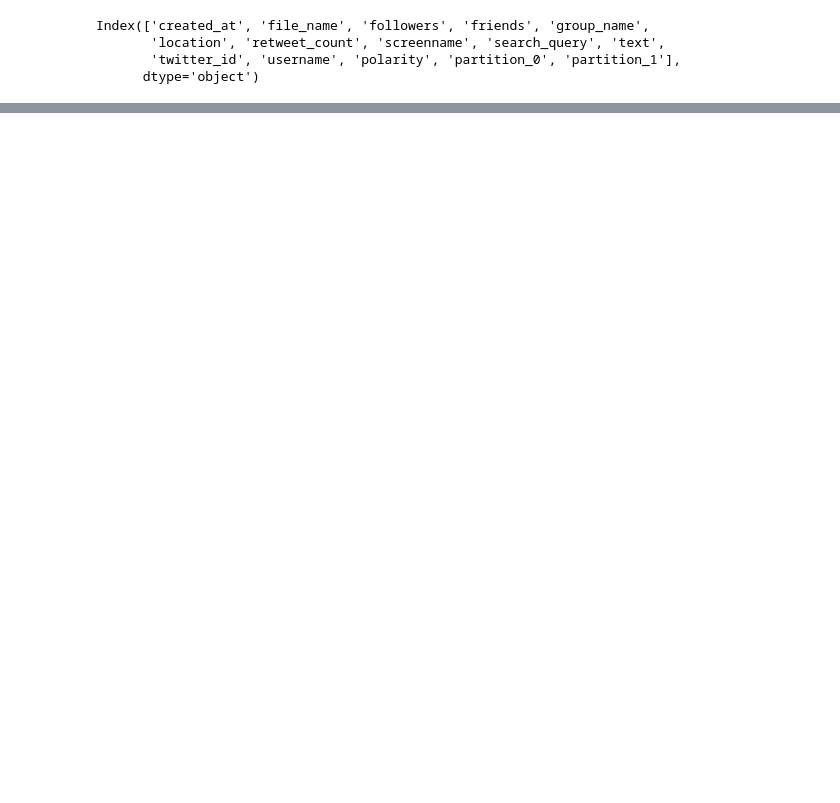
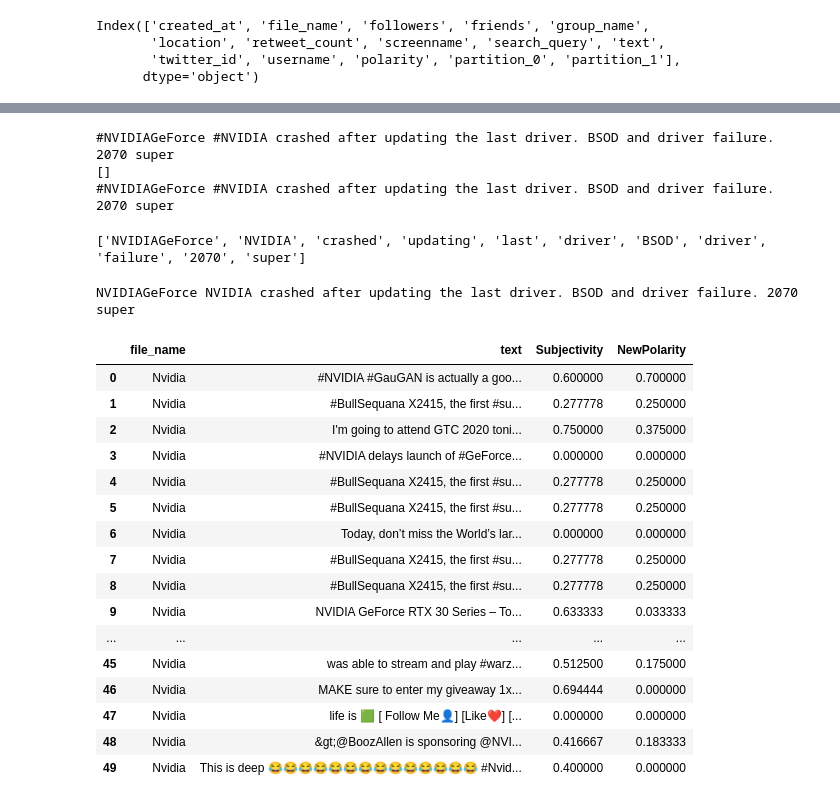
Before and after one commit to Arnav1511/OMSA, a Jupyter notebook: WeDitIt.ipynb, the cells around one changed output, grey strips where cells are left out. Drawn from its saved outputs; the diff is of its cells as text; code cells hidden in the pictures; blank space fills up the shorter version.

```diff
--- a/WeDitIt.ipynb
+++ b/WeDitIt.ipynb
@@ -65,0 +95,3 @@ Index(['created_at', 'file_name', 'followers', 'friends', 'group_name',
+# %%
+tweet=df.text.values
+print(tweet)
@@ -65,0 +117,74 @@ Index(['created_at', 'file_name', 'followers', 'friends', 'group_name',
+# %%
+import re
+
+text=tweet[200]
+print(text)
+
+#pattern for URL remove
+pattern=r'(?i)\b((?:[a-z][\w-]+:(?:/{1,3}|[a-z0-9%])|www\d{0,3}[.]|[a-z0-9.\-]+[.][a-z]{2,4}/)(?:[^\s()<>]+|\(([^\s()<>]+|(\([^\s()<>]+\)))*\))+(?:\(([^\s()<>]+|(\([^\s()<>]+\)))*\)|[^\s`!()\[\]{};:\'".,<>?«»“”‘’]))';
+
+#getting all the URLs from string
+match=re.findall(pattern,text)
+print(match)
+
+#removing all the URLs
+for m in match:
+    url = m[0]
+    text = text.replace(url, '')
+
+print(text)
+# %% [output]
+#NVIDIAGeForce #NVIDIA crashed after updating the last driver. BSOD and driver failure. 2070 super
+[]
+#NVIDIAGeForce #NVIDIA crashed after updating the last driver. BSOD and driver failure. 2070 super
+# %%
+stop_words=set(stopwords.words('english')) #get all stop words
+
+tokenizer = RegexpTokenizer(r"\w+")
+lst=tokenizer.tokenize(text)
+
+filtered=[w for w in lst if not w.lower() in stop_words] #if word is in stopwords
+print(filtered)
+# %% [output]
+['NVIDIAGeForce', 'NVIDIA', 'crashed', 'updating', 'last', 'driver', 'BSOD', 'driver', 'failure', '2070', 'super']
+# %%
+def cleanText(text):
+    text=re.sub(r'@[A-Za-z0-9]+','',text) #remove mentions
+    text=re.sub(r'#','',text) #remove hashtags
+    return text
+
+print(cleanText(text))
+# %% [output]
+NVIDIAGeForce NVIDIA crashed after updating the last driver. BSOD and driver failure. 2070 super
+# %%
+from textblob import TextBlob
+
+def getSubjectivity(text):
+    return TextBlob(text).sentiment.subjectivity
+
+def getPolarity(text):
+    return TextBlob(text).sentiment.polarity
+
+
+df['Subjectivity']=df['text'].apply(getSubjectivity)
+df['NewPolarity']=df['text'].apply(getPolarity)
+# %%
+df[['file_name', 'text', 'Subjectivity', 'NewPolarity']].head(50)
+# %% [output]
+|  | file_name | text | Subjectivity | NewPolarity |
+| 0 | Nvidia | #NVIDIA #GauGAN is actually a goo... | 0.600000 | 0.700000 |
+| 1 | Nvidia | #BullSequana X2415, the first #su... | 0.277778 | 0.250000 |
+| 2 | Nvidia | I'm going to attend GTC 2020 toni... | 0.750000 | 0.375000 |
+| 3 | Nvidia | #NVIDIA delays launch of #GeForce... | 0.000000 | 0.000000 |
+| 4 | Nvidia | #BullSequana X2415, the first #su... | 0.277778 | 0.250000 |
+| 5 | Nvidia | #BullSequana X2415, the first #su... | 0.277778 | 0.250000 |
+| 6 | Nvidia | Today, don’t miss the World’s lar... | 0.000000 | 0.000000 |
+| 7 | Nvidia | #BullSequana X2415, the first #su... | 0.277778 | 0.250000 |
+| 8 | Nvidia | #BullSequana X2415, the first #su... | 0.277778 | 0.250000 |
+| 9 | Nvidia | NVIDIA GeForce RTX 30 Series – To... | 0.633333 | 0.033333 |
+| ... | ... | ... | ... | ... |
+| 45 | Nvidia | was able to stream and play #warz... | 0.512500 | 0.175000 |
+| 46 | Nvidia | MAKE sure to enter my giveaway 1x... | 0.694444 | 0.000000 |
+| 47 | Nvidia | life is 🟩 [ Follow Me👤] [Like❤] [... | 0.000000 | 0.000000 |
+| 48 | Nvidia | &gt;@BoozAllen is sponsoring @NVI... | 0.416667 | 0.183333 |
+| 49 | Nvidia | This is deep 😂😂😂😂😂😂😂😂😂😂😂😂😂😂 #Nvid... | 0.400000 | 0.000000 |
```
Also changed, not shown: parts of 13 cells of this notebook.
